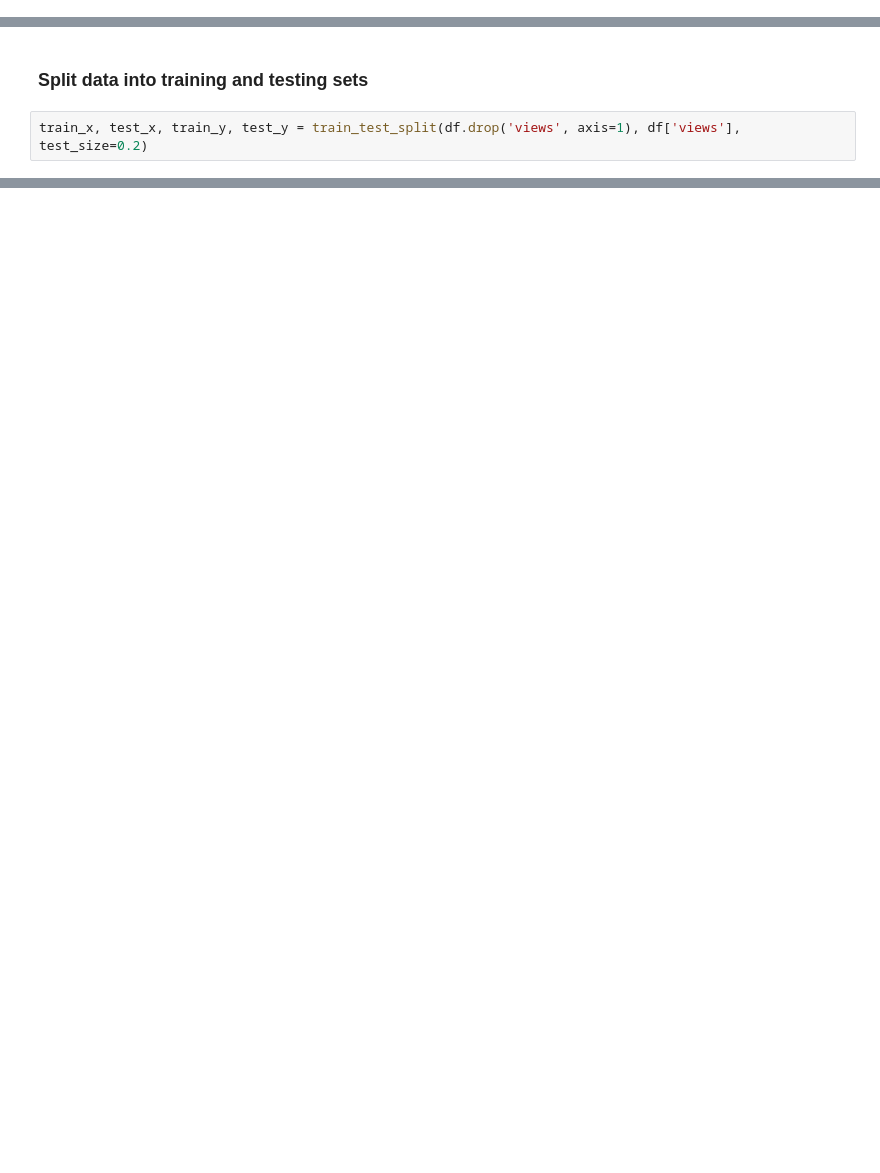
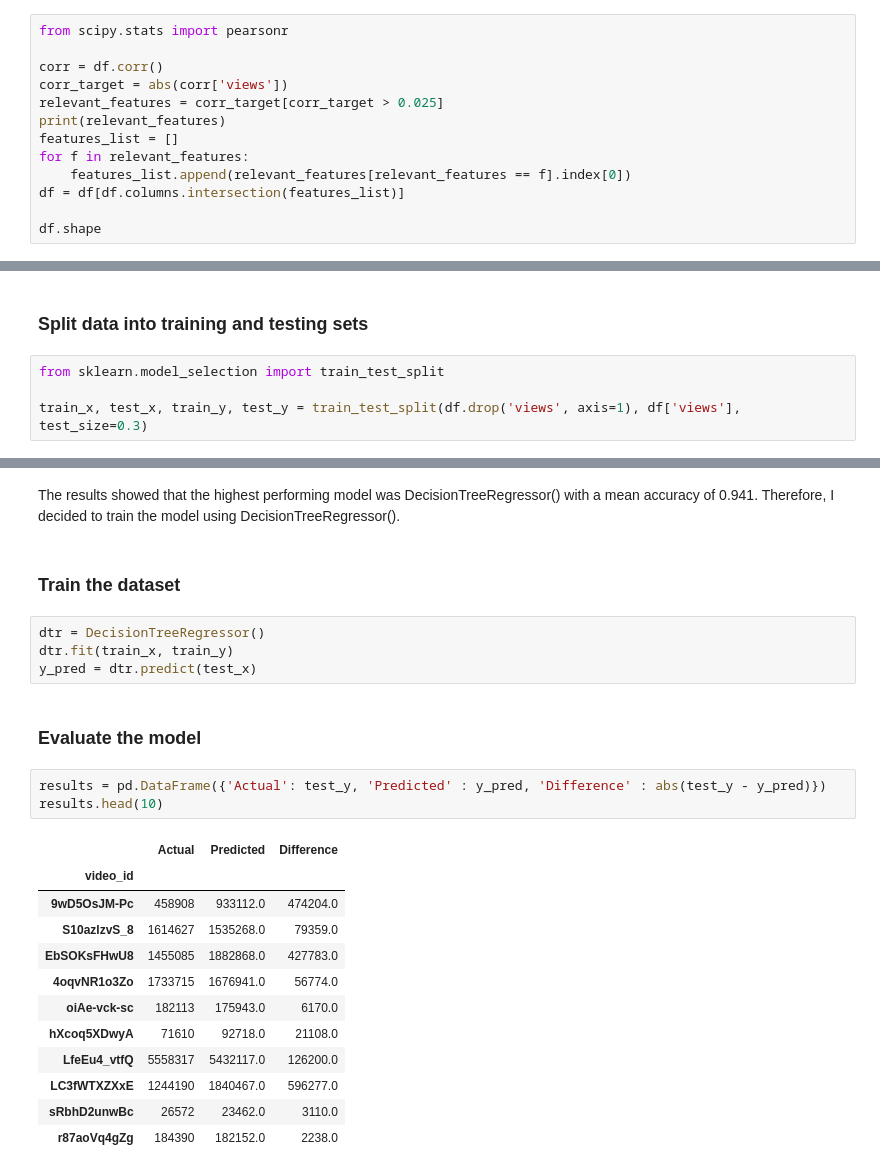
Before and after one commit to asrmnto/2020-MSA-AI-Project, a Jupyter notebook: msa_ai.ipynb, the cells around one changed output, grey strips where cells are left out. Saved outputs shown, nothing was run; the diff lists cells and outputs as text; blank space fills up the shorter version.

```diff
--- a/msa_ai.ipynb
+++ b/msa_ai.ipynb
@@ -95,0 +99,13 @@ df.head()
+# %%
+from scipy.stats import pearsonr
+
+corr = df.corr()
+corr_target = abs(corr['views'])
+relevant_features = corr_target[corr_target > 0.025]
+print(relevant_features)
+features_list = []
+for f in relevant_features:
+    features_list.append(relevant_features[relevant_features == f].index[0])
+df = df[df.columns.intersection(features_list)]
+
+df.shape
@@ -96,4 +128,6 @@ df.head()
 # %% [markdown]
 ### Split data into training and testing sets
 # %%
-train_x, test_x, train_y, test_y = train_test_split(df.drop('views', axis=1), df['views'], test_size=0.2)
+from sklearn.model_selection import train_test_split
+
+train_x, test_x, train_y, test_y = train_test_split(df.drop('views', axis=1), df['views'], test_size=0.3)
@@ -128,0 +182,26 @@ Lasso(alpha=1.0, copy_X=True, fit_intercept=True, max_iter=1000,
+# %% [markdown]
+The results showed that the highest performing model was DecisionTreeRegressor() with a mean accuracy of 0.941. Therefore, I decided to train the model using DecisionTreeRegressor().
+# %% [markdown]
+### Train the dataset
+# %%
+dtr = DecisionTreeRegressor()
+dtr.fit(train_x, train_y)
+y_pred = dtr.predict(test_x)
+# %% [markdown]
+### Evaluate the model
+# %%
+results = pd.DataFrame({'Actual': test_y, 'Predicted' : y_pred, 'Difference' : abs(test_y - y_pred)})
+results.head(10)
+# %% [output]
+|  | Actual | Predicted | Difference |
+| video_id |  |  |  |
+| 9wD5OsJM-Pc | 458908 | 933112.0 | 474204.0 |
+| S10azlzvS_8 | 1614627 | 1535268.0 | 79359.0 |
+| EbSOKsFHwU8 | 1455085 | 1882868.0 | 427783.0 |
+| 4oqvNR1o3Zo | 1733715 | 1676941.0 | 56774.0 |
+| oiAe-vck-sc | 182113 | 175943.0 | 6170.0 |
+| hXcoq5XDwyA | 71610 | 92718.0 | 21108.0 |
+| LfeEu4_vtfQ | 5558317 | 5432117.0 | 126200.0 |
+| LC3fWTXZXxE | 1244190 | 1840467.0 | 596277.0 |
+| sRbhD2unwBc | 26572 | 23462.0 | 3110.0 |
+| r87aoVq4gZg | 184390 | 182152.0 | 2238.0 |
```
Also changed, not shown: parts of 18 cells of this notebook.
